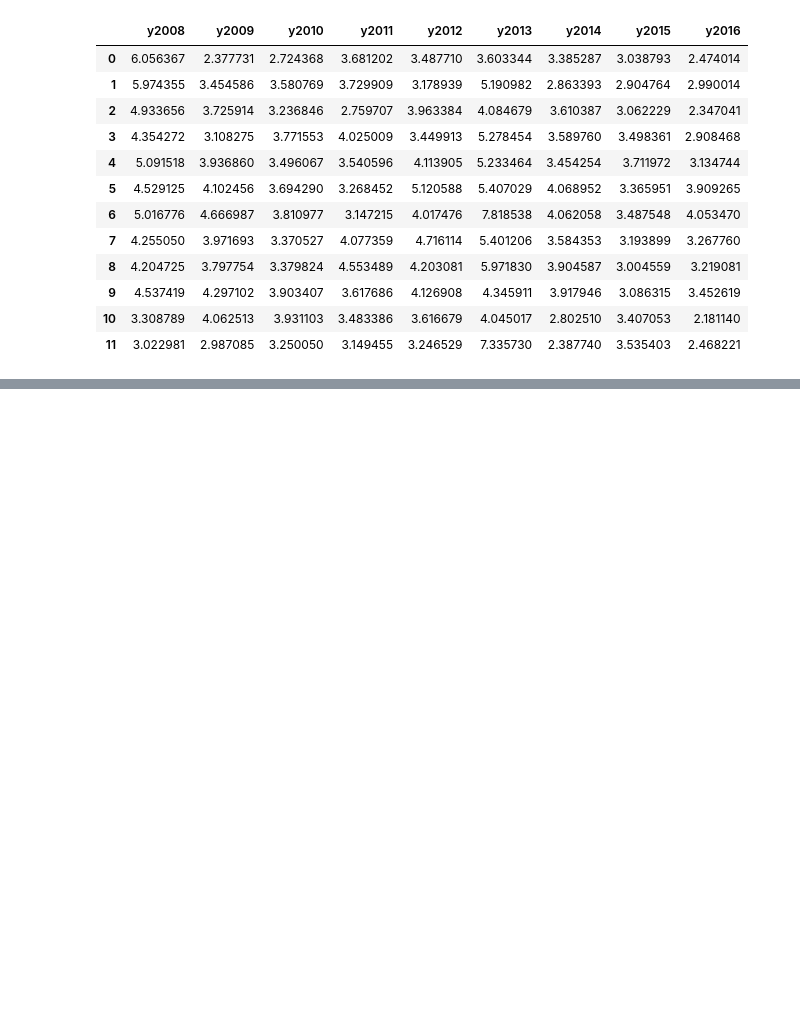
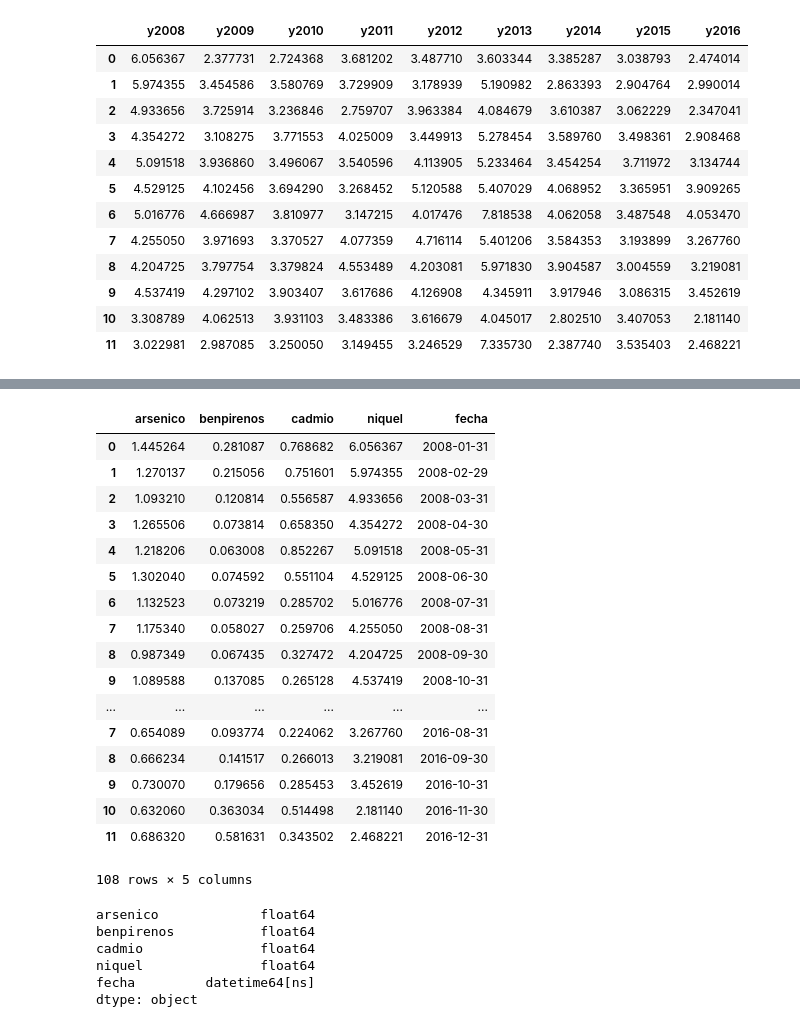
Before and after one commit to coalescencia/tfm, a Jupyter notebook: algoritmo para todos los contaminantes.ipynb, the cells around one changed output, grey strips where cells are left out. Cells and saved outputs as stored; diff of their text form; code cells hidden in the pictures; blank space fills up the shorter version.

```diff
--- a/algoritmo para todos los contaminantes.ipynb
+++ b/algoritmo para todos los contaminantes.ipynb
@@ -323,3 +444,11 @@ niquel
 | 9 | 4.537419 | 4.297102 | 3.903407 | 3.617686 | 4.126908 | 4.345911 | 3.917946 | 3.086315 | 3.452619 |
 | 10 | 3.308789 | 4.062513 | 3.931103 | 3.483386 | 3.616679 | 4.045017 | 2.802510 | 3.407053 | 2.181140 |
 | 11 | 3.022981 | 2.987085 | 3.250050 | 3.149455 | 3.246529 | 7.335730 | 2.387740 | 3.535403 | 2.468221 |
+# %%
+serieNiquel= pd.Series()
+
+for j in range(2008,2017):
+
+    serieNiquel = serieNiquel.append(pd.Series(niquel['y'+str(j)]))
+
+serieNiquel
@@ -325,0 +475,2 @@ niquel
+# %%
+df_contaminantes = pd.DataFrame({'cadmio': serieCadmio, 'niquel': serieNiquel, 'benpirenos': serieBenzopirenos, 'arsenico': serieArsenico})
@@ -325,0 +498,2 @@ niquel
+# %%
+fecha = pd.date_range('20080101', periods=108, freq='M')
@@ -325,0 +511,32 @@ niquel
+# %%
+df_contaminantes['fecha'] = fecha
+# %%
+df_contaminantes
+# %% [output]
+|  | arsenico | benpirenos | cadmio | niquel | fecha |
+| 0 | 1.445264 | 0.281087 | 0.768682 | 6.056367 | 2008-01-31 |
+| 1 | 1.270137 | 0.215056 | 0.751601 | 5.974355 | 2008-02-29 |
+| 2 | 1.093210 | 0.120814 | 0.556587 | 4.933656 | 2008-03-31 |
+| 3 | 1.265506 | 0.073814 | 0.658350 | 4.354272 | 2008-04-30 |
+| 4 | 1.218206 | 0.063008 | 0.852267 | 5.091518 | 2008-05-31 |
+| 5 | 1.302040 | 0.074592 | 0.551104 | 4.529125 | 2008-06-30 |
+| 6 | 1.132523 | 0.073219 | 0.285702 | 5.016776 | 2008-07-31 |
+| 7 | 1.175340 | 0.058027 | 0.259706 | 4.255050 | 2008-08-31 |
+| 8 | 0.987349 | 0.067435 | 0.327472 | 4.204725 | 2008-09-30 |
+| 9 | 1.089588 | 0.137085 | 0.265128 | 4.537419 | 2008-10-31 |
+| ... | ... | ... | ... | ... | ... |
+| 7 | 0.654089 | 0.093774 | 0.224062 | 3.267760 | 2016-08-31 |
+| 8 | 0.666234 | 0.141517 | 0.266013 | 3.219081 | 2016-09-30 |
+| 9 | 0.730070 | 0.179656 | 0.285453 | 3.452619 | 2016-10-31 |
+| 10 | 0.632060 | 0.363034 | 0.514498 | 2.181140 | 2016-11-30 |
+| 11 | 0.686320 | 0.581631 | 0.343502 | 2.468221 | 2016-12-31 |
+108 rows × 5 columns
+# %%
+df_contaminantes.dtypes
+# %% [output]
+arsenico             float64
+benpirenos           float64
+cadmio               float64
+niquel               float64
+fecha         datetime64[ns]
+dtype: object
```
Also changed, not shown: parts of 24 cells of this notebook, 7 other files.
